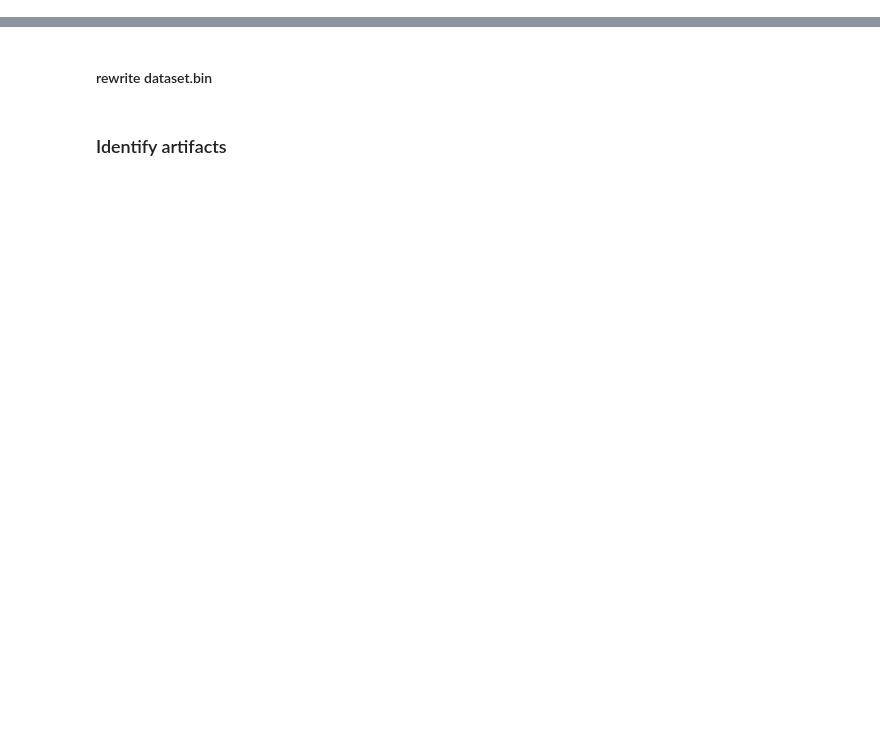
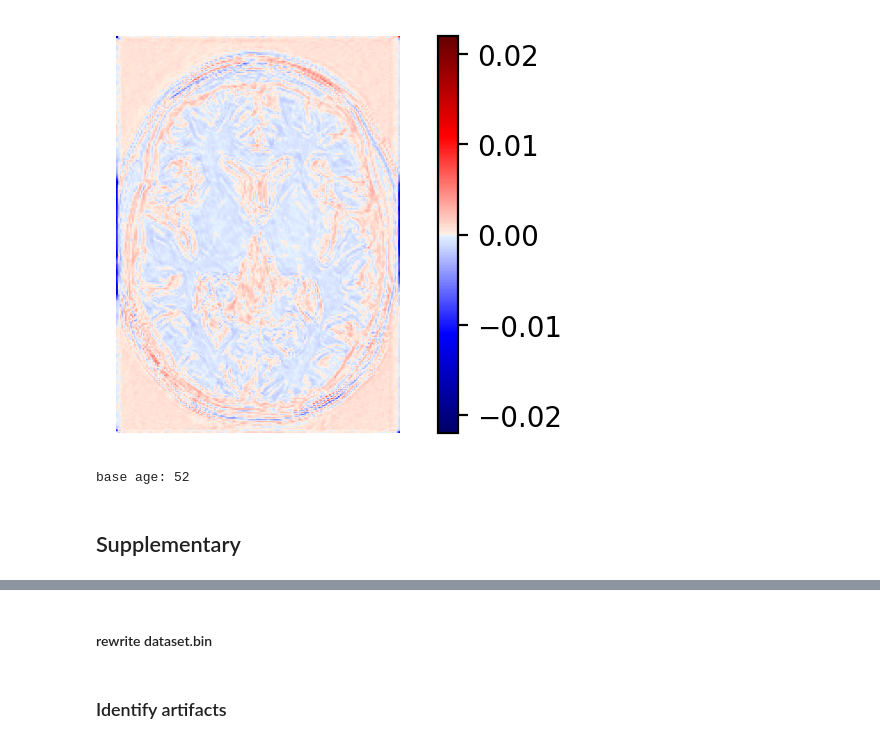
Before and after one commit to clintonjwang/spatial-intensity-transforms, a Jupyter notebook: sitgan/scratchpad.ipynb, the cells around one changed output, grey strips where cells are left out. Drawn from its saved outputs; the diff is of its cells as text; code cells hidden in the pictures; blank space fills up the shorter version.

```diff
--- a/sitgan/scratchpad.ipynb
+++ b/sitgan/scratchpad.ipynb
@@ -119,0 +442,22 @@ path = "/data/vision/polina/projects/wmh/clintonw/raw_data/dcm/21/2100009092/000
+# %%
+reload(figures)
+plt.rcParams["figure.figsize"] = (4.0, 2.0)
+diffs = transforms[0,0].cpu()
+figures.add_colorplot(diffs)
+# %% [output]
+[figure, added]
+# %%
+# MRIG
+subject_id = "701_STROKE_FLAIR_AX_TRA_TIR_6000_100_90_0_100000483"
+job = "dit_m_cvae"
+age_mean,age_scale = np.load(osp.join(ANALYSIS_DIR, "mrigenie_normalizations.npy"))[0]
+dp = mrigenie.get_midslice_for_subject(subject_id)
+base_age = round(dp["attributes"][0].item() * age_scale + age_mean)
+print("base age:", base_age)
+models, args = job_mgmt.get_job_model_and_args(job)
+model_type = args["network"]["type"]
+_, transforms = data_tx.get_transforms(args)
+dp = transforms([dp])[0]
+G=models["G"]
+# %% [output]
+base age: 52
@@ -119,0 +491,2 @@ path = "/data/vision/polina/projects/wmh/clintonw/raw_data/dcm/21/2100009092/000
+# %% [markdown]
+## Supplementary
```
Also changed, not shown: parts of 80 cells of this notebook, 26 other files.
